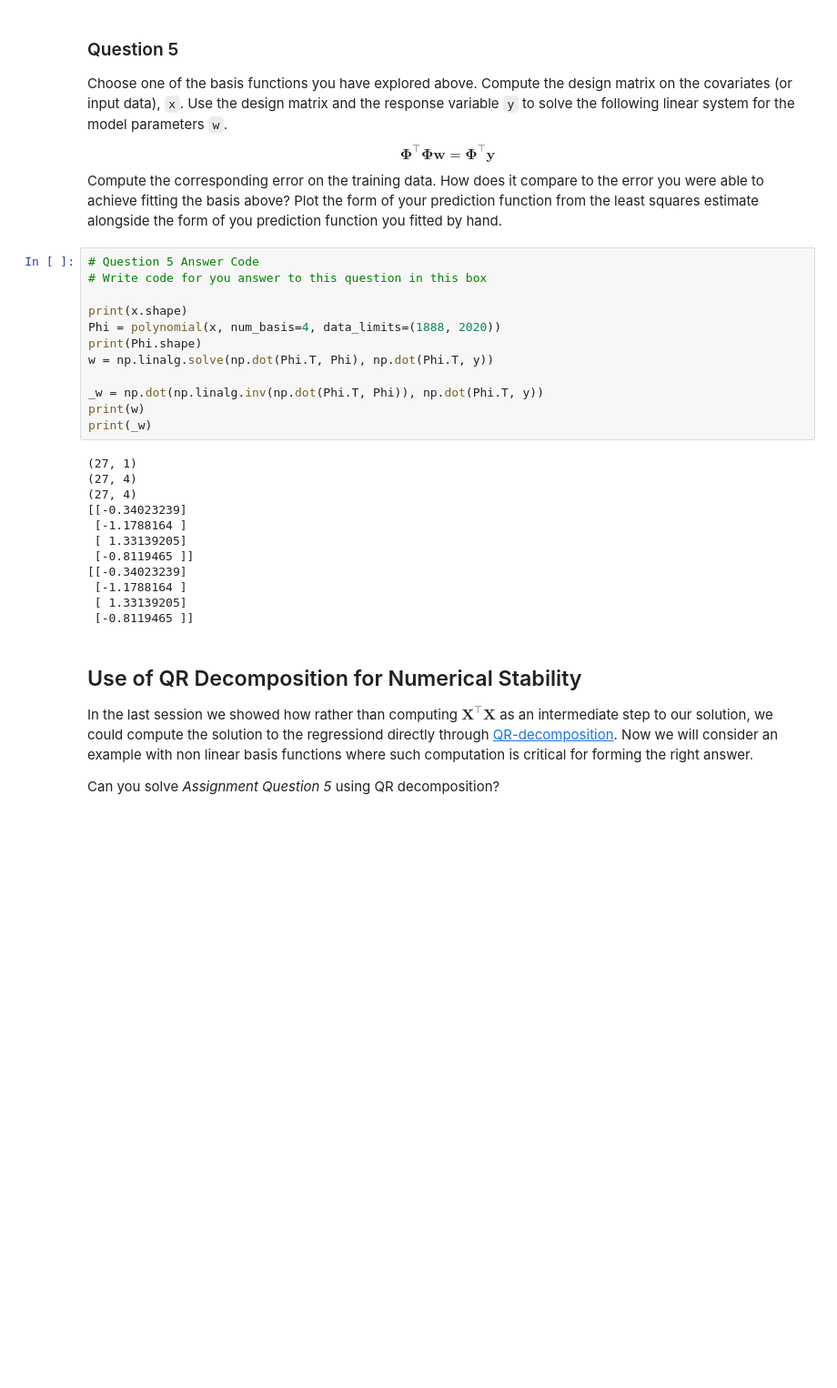
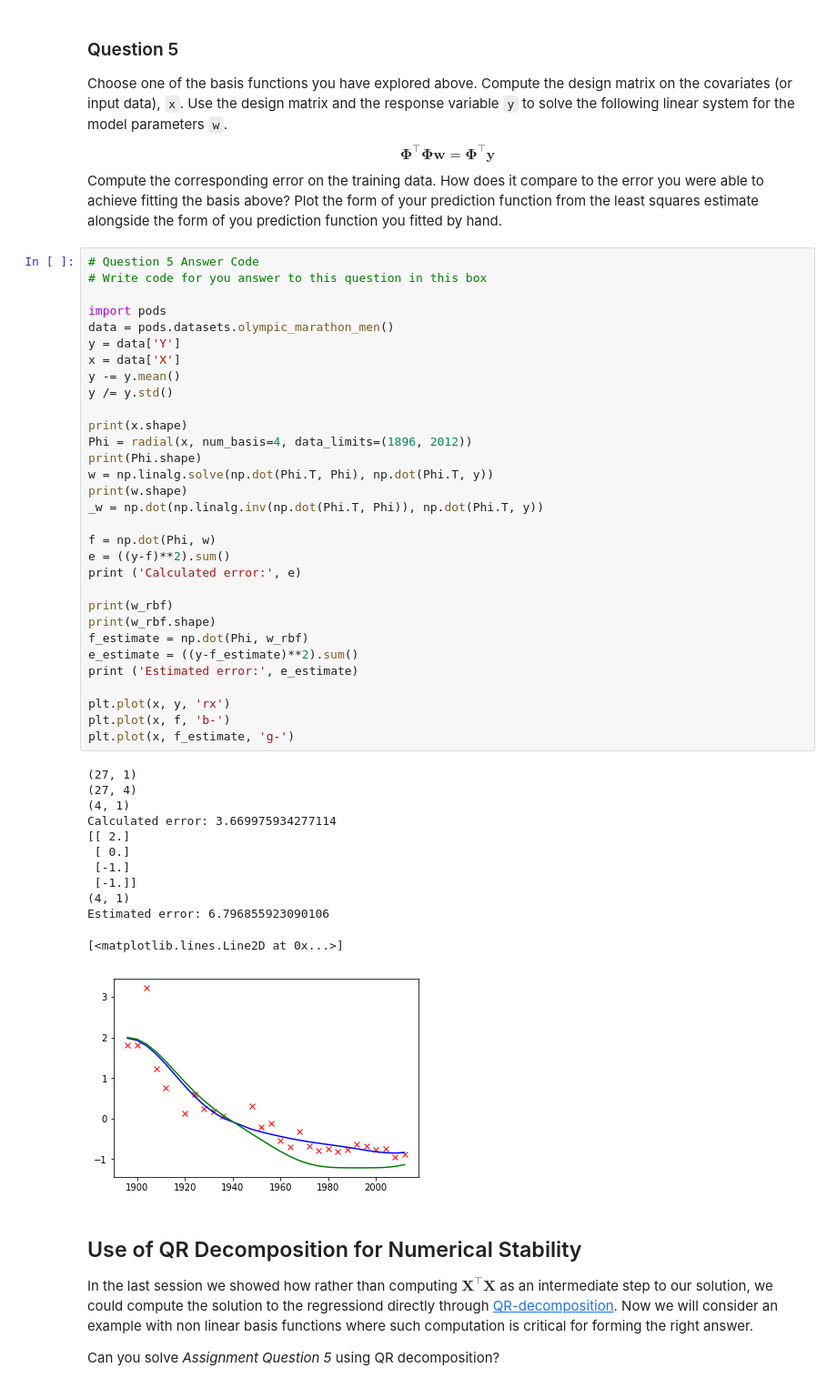
Before and after one commit to gucci-j/MLAI, a Jupyter notebook: Lab 4 - Basis functions.ipynb, the cells around one changed output. Shown at 91% size. Cells and saved outputs as stored; diff of their text form; blank space fills up the shorter version.

```diff
--- a/Lab 4 - Basis functions.ipynb
+++ b/Lab 4 - Basis functions.ipynb
@@ -466,27 +477,47 @@ Compute the corresponding error on the training data. How does it compare to the
 # %%
 # Question 5 Answer Code
 # Write code for you answer to this question in this box
 
+import pods
+data = pods.datasets.olympic_marathon_men()
+y = data['Y']
+x = data['X']
+y -= y.mean()
+y /= y.std()
+
 print(x.shape)
-Phi = polynomial(x, num_basis=4, data_limits=(1888, 2020))
+Phi = radial(x, num_basis=4, data_limits=(1896, 2012))
 print(Phi.shape)
 w = np.linalg.solve(np.dot(Phi.T, Phi), np.dot(Phi.T, y))
+print(w.shape)
+_w = np.dot(np.linalg.inv(np.dot(Phi.T, Phi)), np.dot(Phi.T, y))
 
-_w = np.dot(np.linalg.inv(np.dot(Phi.T, Phi)), np.dot(Phi.T, y))
-print(w)
-print(_w)
+f = np.dot(Phi, w)
+e = ((y-f)**2).sum()
+print ('Calculated error:', e)
+
+print(w_rbf)
+print(w_rbf.shape)
+f_estimate = np.dot(Phi, w_rbf)
+e_estimate = ((y-f_estimate)**2).sum()
+print ('Estimated error:', e_estimate)
+
+plt.plot(x, y, 'rx')
+plt.plot(x, f, 'b-')
+plt.plot(x, f_estimate, 'g-')
 # %% [output]
 (27, 1)
 (27, 4)
-(27, 4)
-[[-0.34023239]
- [-1.1788164 ]
- [ 1.33139205]
- [-0.8119465 ]]
-[[-0.34023239]
- [-1.1788164 ]
- [ 1.33139205]
- [-0.8119465 ]]
+(4, 1)
+Calculated error: 3.669975934277114
+[[ 2.]
+ [ 0.]
+ [-1.]
+ [-1.]]
+(4, 1)
+Estimated error: 6.796855923090106
+[<matplotlib.lines.Line2D at 0x...>]
+[figure, added]
 # %% [markdown]
 ## Use of QR Decomposition for Numerical Stability
 
```
Also changed, not shown: parts of 8 cells of this notebook, 3 other files.
